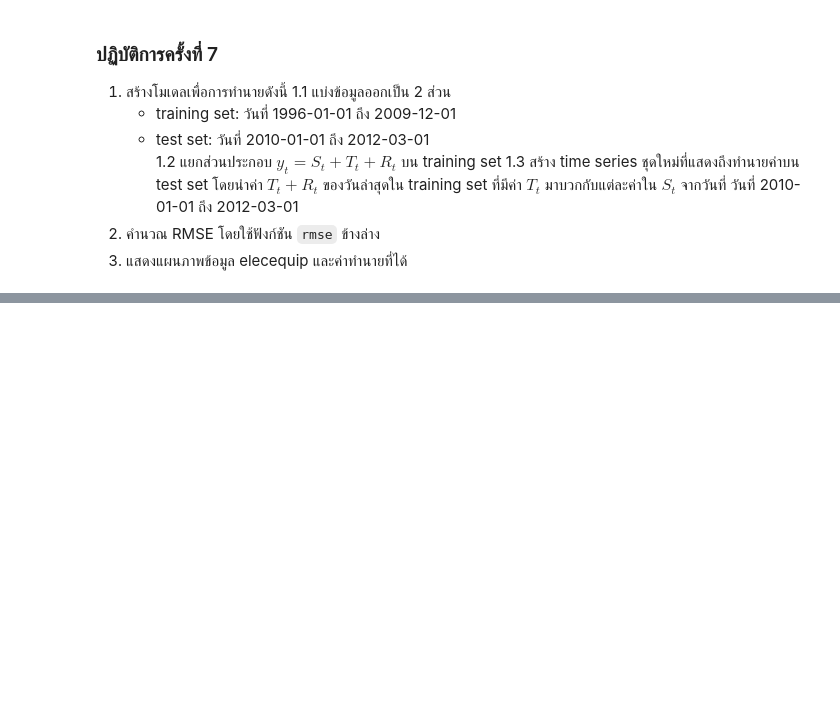
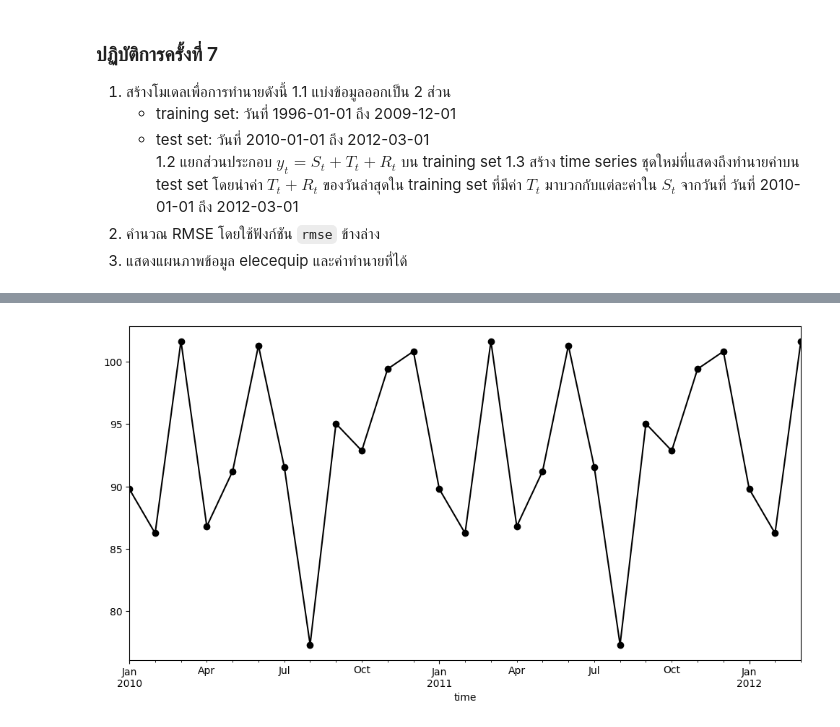
Before and after one commit to thitiwat05/229352-StatisticalLearning-or-Statistical-Learning-Labs., a Jupyter notebook: 229351-LAB07.ipynb, the cells around one changed output, grey strips where cells are left out. Saved outputs shown, nothing was run; the diff lists cells and outputs as text; code cells hidden in the pictures; blank space fills up the shorter version.

```diff
--- a/229351-LAB07.ipynb
+++ b/229351-LAB07.ipynb
@@ -219,0 +226,8 @@ result_add.plot();
+# %%
+result_test = seasonal_decompose(data.loc['2010-01-01':'2012-03-01', 'value'], model='additive', period=12)
+last_trend = result_test.trend.dropna().iloc[-1]
+last_resid = result_test.resid.dropna().iloc[-1]
+last_TR = last_trend + last_resid
+seasonal_test = result_test.seasonal
+ts_new = seasonal_test + last_TR
+print(ts_new)
@@ -219,0 +258,4 @@ result_add.plot();
+# %%
+ax = ts_new.plot(marker='o', color='black', figsize=(12,6))
+# %% [output]
+[figure, added]
```
Also changed, not shown: parts of 14 cells of this notebook.
